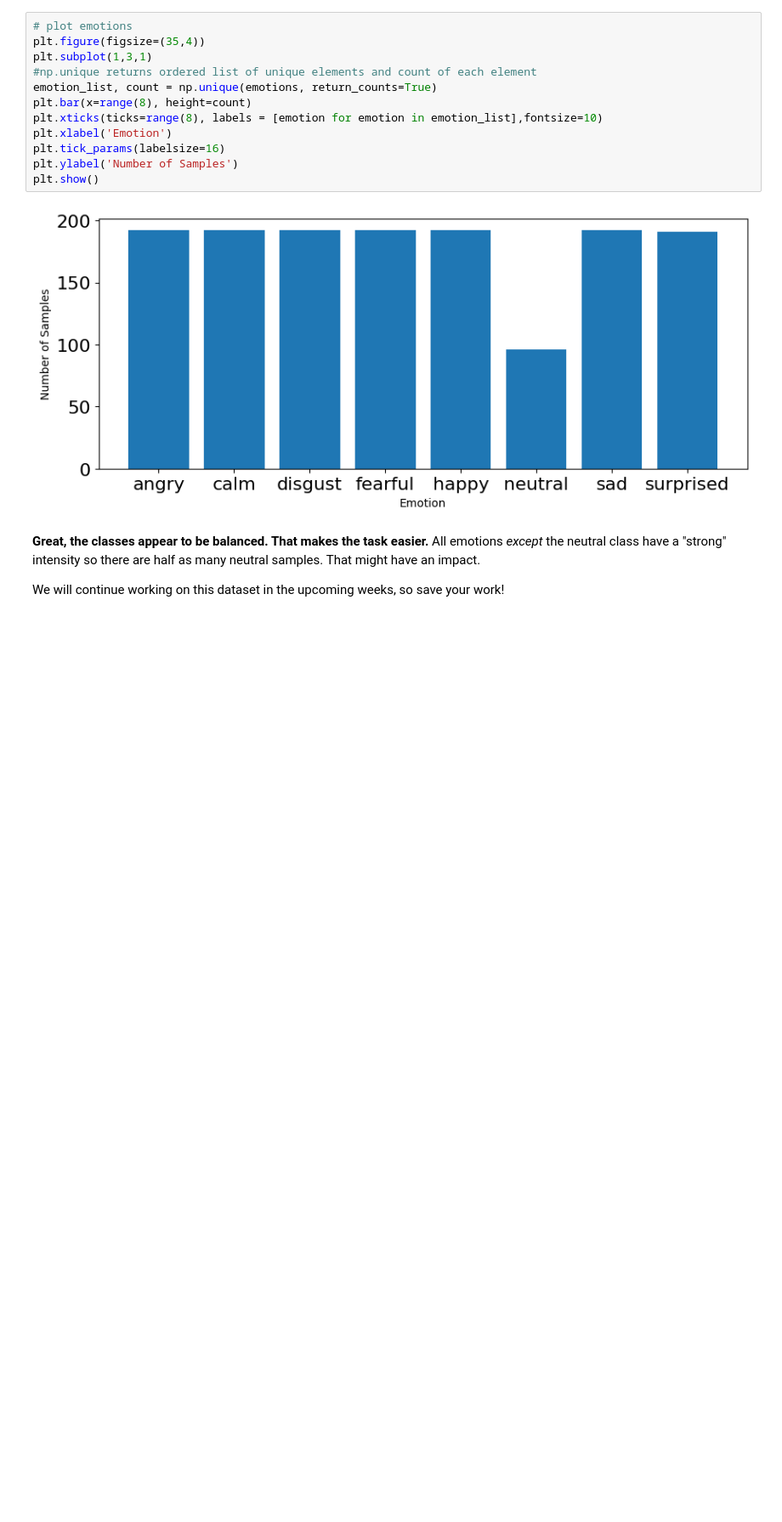
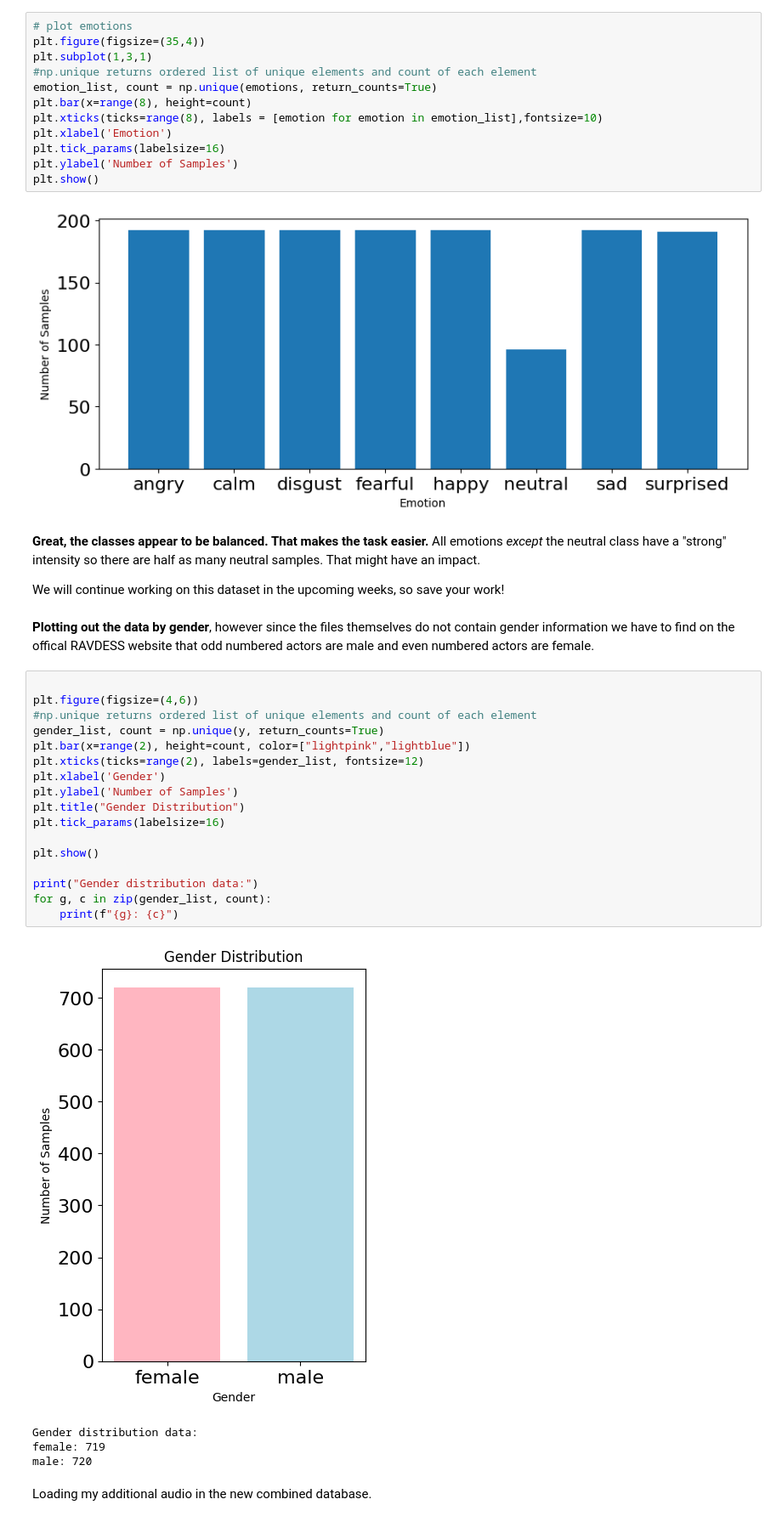
Before and after one commit to ASipofGin/Week2-DataPreprocessing, a Jupyter notebook: Week 2.ipynb, the cells around one changed output. Shown at 85% size. Cells and saved outputs as stored; diff of their text form; blank space fills up the shorter version.

```diff
--- a/Week 2.ipynb
+++ b/Week 2.ipynb
@@ -722,3 +786,29 @@ plt.show()
 **Great, the classes appear to be balanced. That makes the task easier.** All emotions _except_ the neutral class have a "strong" intensity so there are half as many neutral samples. That might have an impact.
 
 We will continue working on this dataset in the upcoming weeks, so save your work!
+# %% [markdown]
+**Plotting out the data by gender**, however since the files themselves do not contain gender information we have to find on the offical RAVDESS website that odd numbered actors are male and even numbered actors are female.
+# %%
+
+plt.figure(figsize=(4,6))
+#np.unique returns ordered list of unique elements and count of each element
+gender_list, count = np.unique(y, return_counts=True)
+plt.bar(x=range(2), height=count, color=["lightpink","lightblue"])
+plt.xticks(ticks=range(2), labels=gender_list, fontsize=12)
+plt.xlabel('Gender')
+plt.ylabel('Number of Samples')
+plt.title("Gender Distribution")
+plt.tick_params(labelsize=16)
+
+plt.show()
+
+print("Gender distribution data:")
+for g, c in zip(gender_list, count):
+    print(f"{g}: {c}")
+# %% [output]
+[figure, added]
+Gender distribution data:
+female: 719
+male: 720
+# %% [markdown]
+Loading my additional audio in the new combined database.
```
Also changed, not shown: parts of 18 cells of this notebook.
